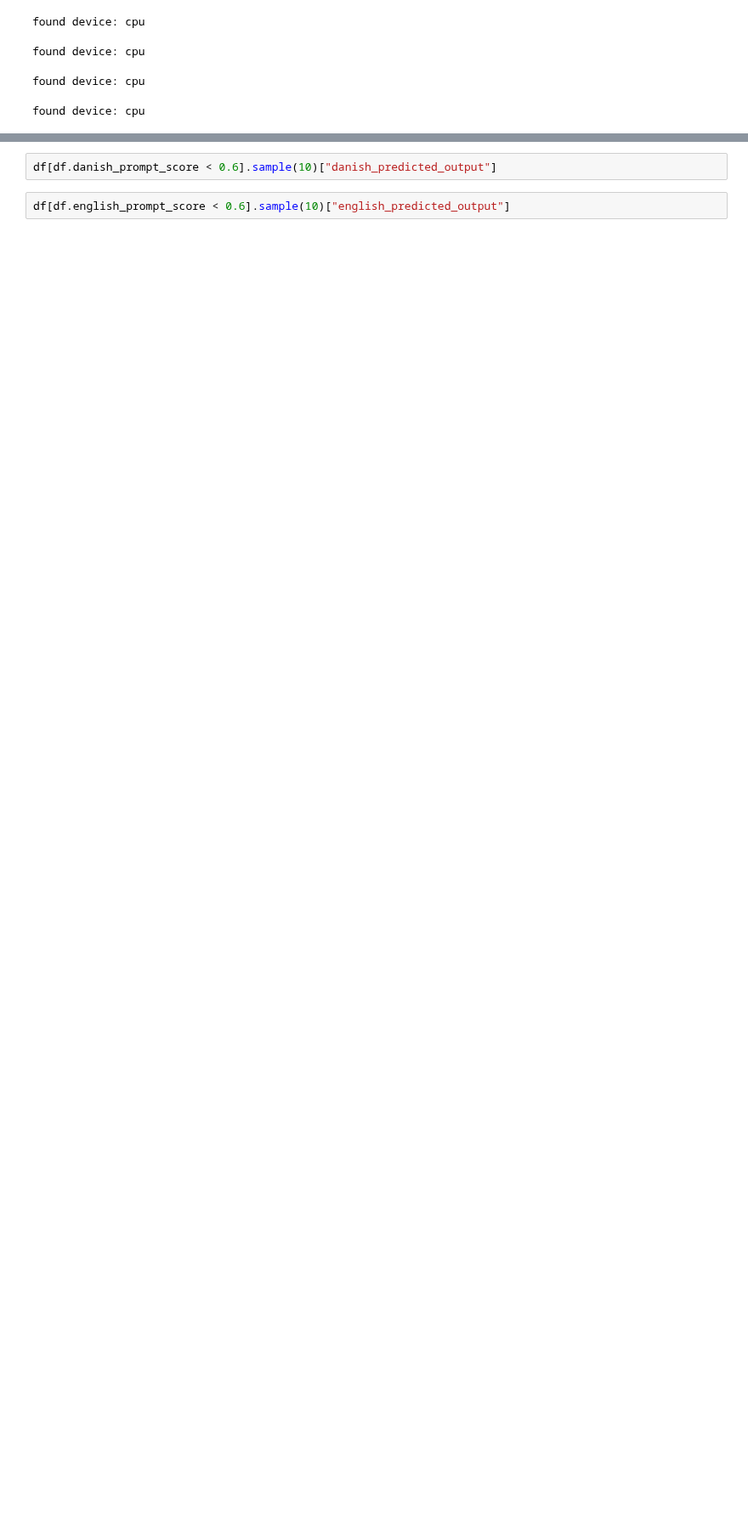
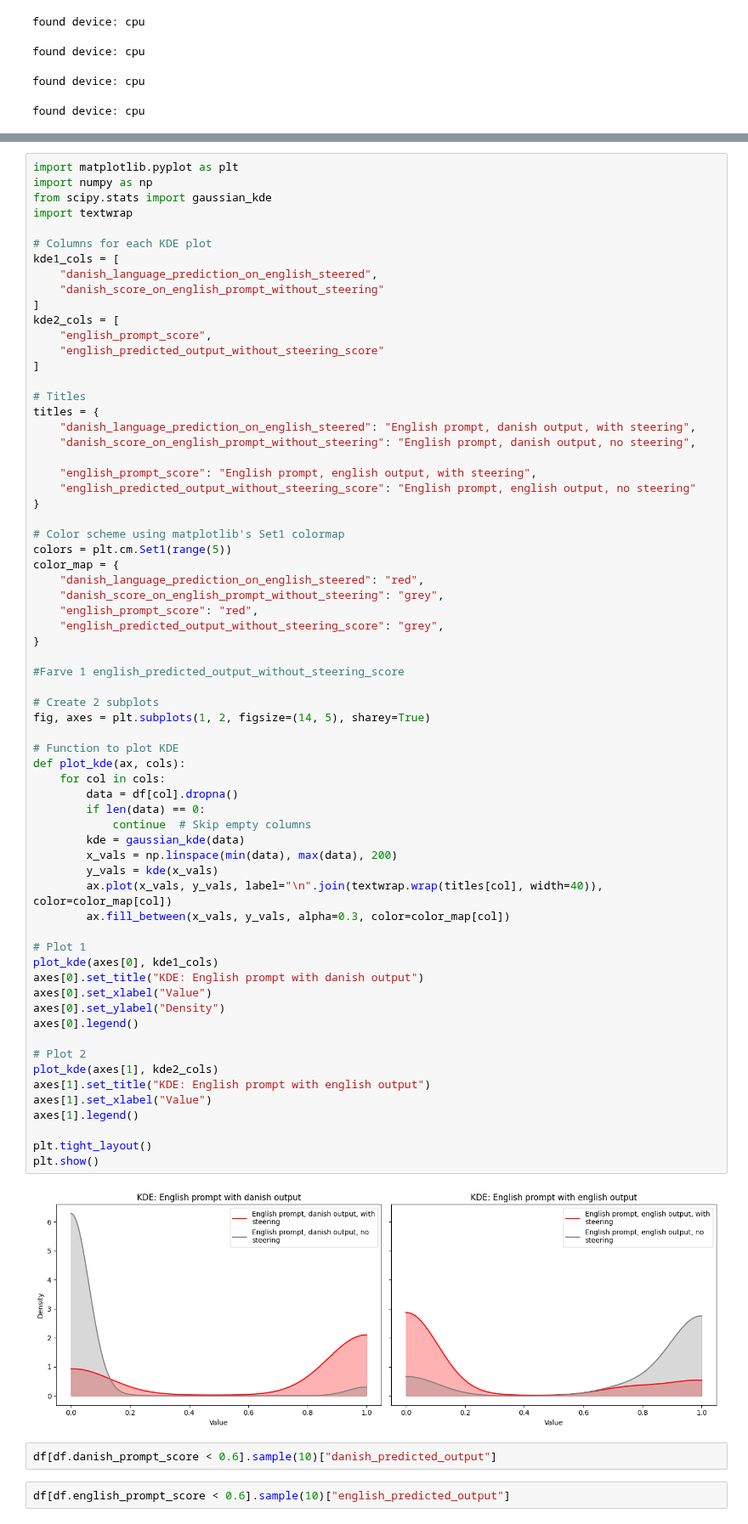
Before and after one commit to MartinKirkegaardDK/KDS_MI, a Jupyter notebook: marki.ipynb, the cells around one changed output, grey strips where cells are left out. Shown at 85% size. Cells and saved outputs as stored; diff of their text form; blank space fills up the shorter version.

```diff
--- a/marki.ipynb
+++ b/marki.ipynb
@@ -80,3 +46,71 @@ Name: danish_predicted_output, dtype: object
+# %%
+import matplotlib.pyplot as plt
+import numpy as np
+from scipy.stats import gaussian_kde
+import textwrap
+
+# Columns for each KDE plot
+kde1_cols = [
+    "danish_language_prediction_on_english_steered",
+    "danish_score_on_english_prompt_without_steering"
+]
+kde2_cols = [
+    "english_prompt_score",
+    "english_predicted_output_without_steering_score"
+]
+
+# Titles
+titles = {
+    "danish_language_prediction_on_english_steered": "English prompt, danish output, with steering",
+    "danish_score_on_english_prompt_without_steering": "English prompt, danish output, no steering",
+
+    "english_prompt_score": "English prompt, english output, with steering",
+    "english_predicted_output_without_steering_score": "English prompt, english output, no steering"
+}
+
+# Color scheme using matplotlib's Set1 colormap
+colors = plt.cm.Set1(range(5))
+color_map = {
+    "danish_language_prediction_on_english_steered": "red",
+    "danish_score_on_english_prompt_without_steering": "grey",
+    "english_prompt_score": "red",
+    "english_predicted_output_without_steering_score": "grey",
+}
+
+#Farve 1 english_predicted_output_without_steering_score
+
+# Create 2 subplots
+fig, axes = plt.subplots(1, 2, figsize=(14, 5), sharey=True)
+
+# Function to plot KDE
+def plot_kde(ax, cols):
+    for col in cols:
+        data = df[col].dropna()
+        if len(data) == 0:
+            continue  # Skip empty columns
+        kde = gaussian_kde(data)
+        x_vals = np.linspace(min(data), max(data), 200)
+        y_vals = kde(x_vals)
+        ax.plot(x_vals, y_vals, label="\n".join(textwrap.wrap(titles[col], width=40)), color=color_map[col])
+        ax.fill_between(x_vals, y_vals, alpha=0.3, color=color_map[col])
+
+# Plot 1
+plot_kde(axes[0], kde1_cols)
+axes[0].set_title("KDE: English prompt with danish output")
+axes[0].set_xlabel("Value")
+axes[0].set_ylabel("Density")
+axes[0].legend()
+
+# Plot 2
+plot_kde(axes[1], kde2_cols)
+axes[1].set_title("KDE: English prompt with english output")
+axes[1].set_xlabel("Value")
+axes[1].legend()
+
+plt.tight_layout()
+plt.show()
+# %% [output]
+[figure, added]
 # %%
 df[df.danish_prompt_score < 0.6].sample(10)["danish_predicted_output"]
 # %%
```
Also changed, not shown: parts of 4 cells of this notebook, 7 other files.
